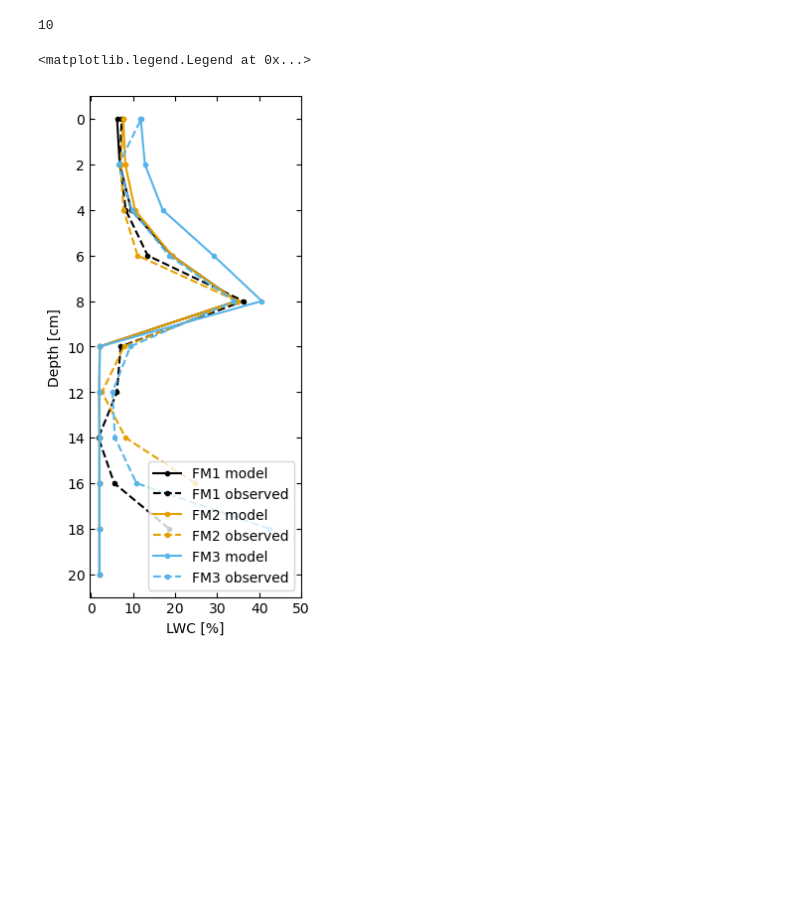
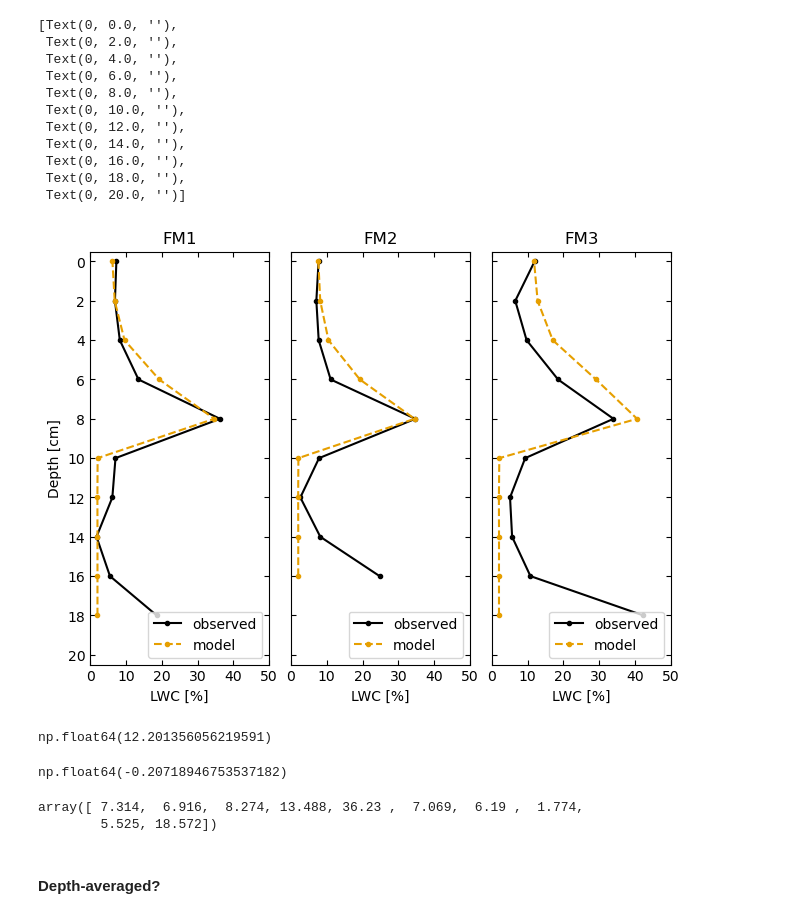
Before and after one commit to lannika-ut/Masterarbeit, a Jupyter notebook: visualize_Avanzi.ipynb, the cells around one changed output. Saved outputs shown, nothing was run; the diff lists cells and outputs as text; code cells hidden in the pictures; blank space fills up the shorter version.

Commit message:
Anpassung visualize_Avanzi

```diff
--- a/visualize_Avanzi.ipynb
+++ b/visualize_Avanzi.ipynb
@@ -51,7 +51,7 @@ for i in range(3):
     p = Parameter(domain, layer_params[i])
     hw.x.array[:] = data_Annika["h_w"][-1]
     phi.x.array[:] = data_Annika["phi"]
-    z_line = np.linspace(P0[1], P3[1], nz+1)
+    z_line = np.linspace(P0[1]+0.02, P3[1], nz)
     x_data = P1[0]/2*np.ones_like(z_line)
     grid = np.column_stack((x_data, z_line))
     pressure_head = eval_fct_on_grid(grid, hw, domain)
@@ -62,35 +62,60 @@ for i in range(3):
     LWCs.append(p.theta_r.value + (0.9*porosity - p.theta_r.value)*Se(h_c, alpha_eval, N_eval))
     times.append(data_Annika["times"][-1])
     z_lines.append(z_line)
-# %%
-nz
-# %% [output]
-10
 # %%
 depths = [np.linspace(0, 18, 10), np.linspace(0, 16, 9), np.linspace(0, 18, 10)]
 FM1 = np.array(
     [7.314, 6.916, 8.274, 13.488, 36.230, 7.069, 6.190, 1.774, 5.525, 18.572])
 FM2 = np.array(
     [7.715, 7.096, 7.751, 11.090, 34.737, 7.850, 2.631, 8.198, 24.754])
 FM3 = np.array(
     [11.965, 6.584, 9.743, 18.523, 33.998, 9.353, 5.124, 5.702, 10.815, 42.317])
 Experiments = [FM1, FM2, FM3]
 
 colors = ['#000000', '#E69F00', '#56B4E9', '#009E73', '#F0E442', '#0072B2', '#D55E00', '#CC79A7'] # colour-blind friendly palette (Okabe-Ito)
-fig, ax = plt.subplots(1,1, figsize=(2.75,6.55))
+fig, ax = plt.subplots(1,3, layout="constrained")
 for i in range(3):
     color = colors[i % len(colors)]
-    ax.plot(LWCs[i]*100, np.flip(z_lines[i])*100,
-              ".-", label=f"FM{i+1} model", color=color)
-    ax.plot(np.flip(Experiments[i]), np.flip(depths[i]),
-             ".--", label=f"FM{i+1} observed", color=color)
-ax.set_xlabel("LWC [%]")
-ax.set_ylabel("Depth [cm]")
-ax.invert_yaxis()
-ax.set_yticks(np.linspace(0, 20, 11))
-ax.set_xticks(np.linspace(0, 50, 6))
-ax.tick_params(tick2On=True, direction="in")
-ax.legend(loc="lower right")
+    ax[i].plot(np.flip(Experiments[i]), np.flip(depths[i]),
+               ".-", label=f"observed", color=colors[0])
+    ax[i].plot(LWCs[i]*100, np.flip(depths[i]),
+              ".--", label=f"model", color=colors[1])
+    ax[i].set_xlabel("LWC [%]")
+    ax[i].set_title(f"FM{i+1}")
+    ax[i].set_ylim(-0.5,20.5)
+    ax[i].invert_yaxis()
+    ax[i].set_yticks(np.linspace(0, 20, 11))
+    ax[i].set_xticks(np.linspace(0, 50, 6))
+    ax[i].tick_params(tick2On=True, direction="in")
+    ax[i].legend(loc="lower right")
+ax[0].set_ylabel("Depth [cm]")
+ax[1].set_yticklabels("")
+ax[2].set_yticklabels("")
 # %% [output]
-<matplotlib.legend.Legend at 0x...>
+[Text(0, 0.0, ''),
+ Text(0, 2.0, ''),
+ Text(0, 4.0, ''),
+ Text(0, 6.0, ''),
+ Text(0, 8.0, ''),
+ Text(0, 10.0, ''),
+ Text(0, 12.0, ''),
+ Text(0, 14.0, ''),
+ Text(0, 16.0, ''),
+ Text(0, 18.0, ''),
+ Text(0, 20.0, '')]
-[figure, old version]
+[figure, new version]
+# %%
+np.mean(np.abs(Experiments[0][5] - np.flip(LWCs[0][6])*100))
+# %% [output]
+np.float64(12.201356056219591)
+# %%
+max(LWCs[1])*100 - max(Experiments[1])
+# %% [output]
+np.float64(-0.20718946753537182)
+# %%
+Experiments[0]
+# %% [output]
+array([ 7.314,  6.916,  8.274, 13.488, 36.23 ,  7.069,  6.19 ,  1.774,
+        5.525, 18.572])
+# %% [markdown]
+#### Depth-averaged?
```
Also changed, not shown: parts of 2 cells of this notebook, 2 other files.
